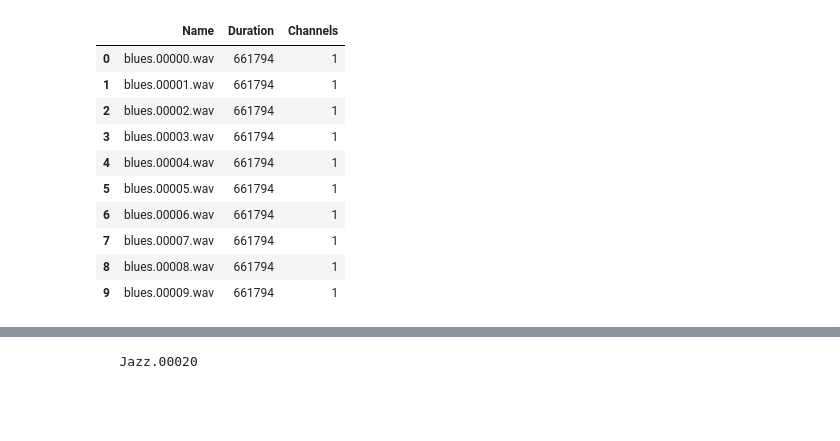
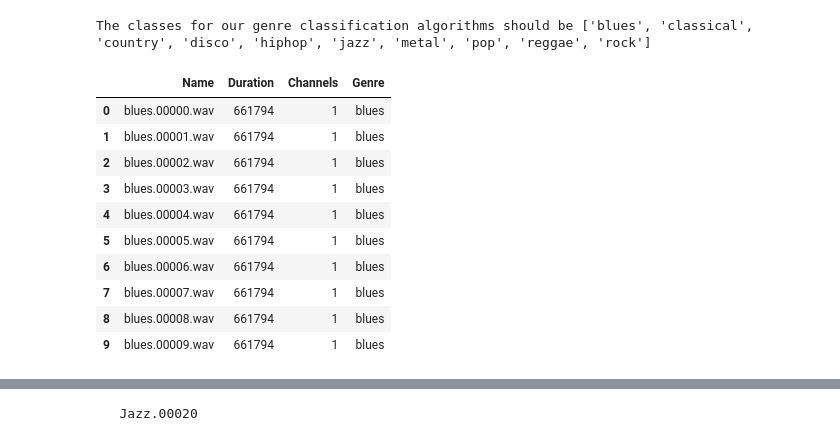
Before and after one commit to cpvlordelo/genre-classif, a Jupyter notebook: genre-classification-GTZAN.ipynb, the cells around one changed output, grey strips where cells are left out. Cells and saved outputs as stored; diff of their text form; code cells hidden in the pictures; blank space fills up the shorter version.

Commit message:
prepare dataset

```diff
--- a/genre-classification-GTZAN.ipynb
+++ b/genre-classification-GTZAN.ipynb
@@ -12,0 +59,12 @@ print(labels)
+# %%
+import pandas as pd
+df = pd.read_csv(data_path + '/bextract_single.mf', sep= "\t", header=None, names=['filename', 'genre'])
+
+pd.set_option('max_colwidth', 70)
+
+print(df[0:10])
+
+print(df[-5:-1])
+
+# Deleting manifest files
+#!rm {data_path + '/*.mf'}
@@ -13,35 +115,46 @@ print(labels)
 # %%
 import librosa
 import numpy as np
 import pandas as pd
 
+## Getting labels from dataset directories
+paths = os.listdir(data_path)
+labels = sorted(list(set([l for l in paths if os.path.isdir(os.path.join(data_path, l))])))
+
+## Those are the labels (genres) we are going to work with
+print('The classes for our genre classification algorithms should be {}'.format(labels))
+
 names = []
 durations = []
 channels = []
+genres = []
 
+# Veryfying Dataset
 for l in labels:
     filedir = os.path.join(data_path, l)
     for filename in os.listdir(filedir):
         audio, fs = librosa.load(os.path.join(filedir, filename), sr=22050, mono=False)
-        names.append(filename)
-        durations.append(max(audio.shape))
-        channels.append(audio.ndim)
+        names.append(filename) # name of audio
+        durations.append(max(audio.shape)) # duration of audio file
+        channels.append(audio.ndim) # number of channels
+        genres.append(l) # genre of this audio file
 
-df = pd.DataFrame(list(zip(names,durations,channels)), columns = ['Name', 'Duration', 'Channels'])
+df = pd.DataFrame(list(zip(names,durations,channels, genres)), columns = ['Name', 'Duration', 'Channels', 'Genre'])
 
 df.head(10)
 # %% [output]
+The classes for our genre classification algorithms should be ['blues', 'classical', 'country', 'disco', 'hiphop', 'jazz', 'metal', 'pop', 'reggae', 'rock']
-|  | Name | Duration | Channels |
-| 0 | blues.00000.wav | 661794 | 1 |
-| 1 | blues.00001.wav | 661794 | 1 |
-| 2 | blues.00002.wav | 661794 | 1 |
-| 3 | blues.00003.wav | 661794 | 1 |
-| 4 | blues.00004.wav | 661794 | 1 |
-| 5 | blues.00005.wav | 661794 | 1 |
-| 6 | blues.00006.wav | 661794 | 1 |
-| 7 | blues.00007.wav | 661794 | 1 |
-| 8 | blues.00008.wav | 661794 | 1 |
-| 9 | blues.00009.wav | 661794 | 1 |
+|  | Name | Duration | Channels | Genre |
+| 0 | blues.00000.wav | 661794 | 1 | blues |
+| 1 | blues.00001.wav | 661794 | 1 | blues |
+| 2 | blues.00002.wav | 661794 | 1 | blues |
+| 3 | blues.00003.wav | 661794 | 1 | blues |
+| 4 | blues.00004.wav | 661794 | 1 | blues |
+| 5 | blues.00005.wav | 661794 | 1 | blues |
+| 6 | blues.00006.wav | 661794 | 1 | blues |
+| 7 | blues.00007.wav | 661794 | 1 | blues |
+| 8 | blues.00008.wav | 661794 | 1 | blues |
+| 9 | blues.00009.wav | 661794 | 1 | blues |
 # %%
 print('Minimum value of column Duration is {} = {:2.2f} sec, which happens at index {}'.format(df['Duration'].min(),
                                                                                         df['Duration'].min()/fs,
```
Also changed, not shown: parts of 11 cells of this notebook.
